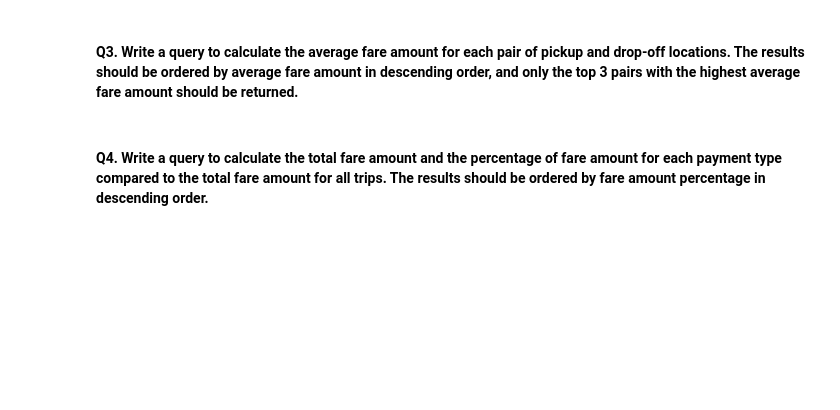
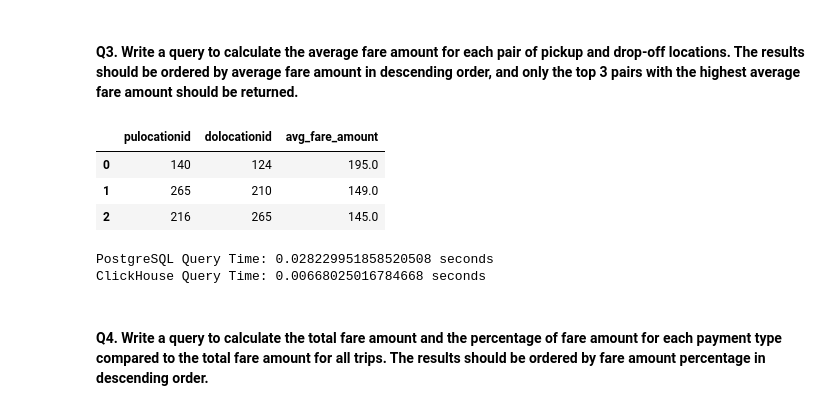
Before and after one commit to ibrahimergin/CS6964_Lab_4, a Jupyter notebook: Lab4_ColumnStores/jupyter/lab4_columnStore_questions.ipynb, the cells around one changed output. Drawn from its saved outputs; the diff is of its cells as text; code cells hidden in the pictures; blank space fills up the shorter version.

```diff
--- a/Lab4_ColumnStores/jupyter/lab4_columnStore_questions.ipynb
+++ b/Lab4_ColumnStores/jupyter/lab4_columnStore_questions.ipynb
@@ -259,13 +380,33 @@ compare_query_runtime(query)
 #### Q3. Write a query to calculate the average fare amount for each pair of pickup and drop-off locations. The results should be ordered by average fare amount in descending order, and only the top 3 pairs with the highest average fare amount should be returned.
 # %%
 # TODO: YOUR CODE STARTS HERE
-
+query = '''
+SELECT
+    pulocationid,
+    dolocationid,
+    AVG(fare_amount) AS avg_fare_amount
+FROM
+    trips_taxi
+GROUP BY
+    pulocationid, dolocationid
+ORDER BY
+    avg_fare_amount DESC
+LIMIT 3;
+'''
 # TODO: YOUR CODE ENDS HERE
 q3 = run_query(query)
 
 q3
+# %% [output]
+|  | pulocationid | dolocationid | avg_fare_amount |
+| 0 | 140 | 124 | 195.0 |
+| 1 | 265 | 210 | 149.0 |
+| 2 | 216 | 265 | 145.0 |
 # %%
 compare_query_runtime(query)
+# %% [output]
+PostgreSQL Query Time: 0.028229951858520508 seconds
+ClickHouse Query Time: 0.00668025016784668 seconds
 # %% [markdown]
 #### Q4. Write a query to calculate the total fare amount and the percentage of fare amount for each payment type compared to the total fare amount for all trips. The results should be ordered by fare amount percentage in descending order.
 # %%
```
Also changed, not shown: parts of 22 cells of this notebook, 2 other files.
